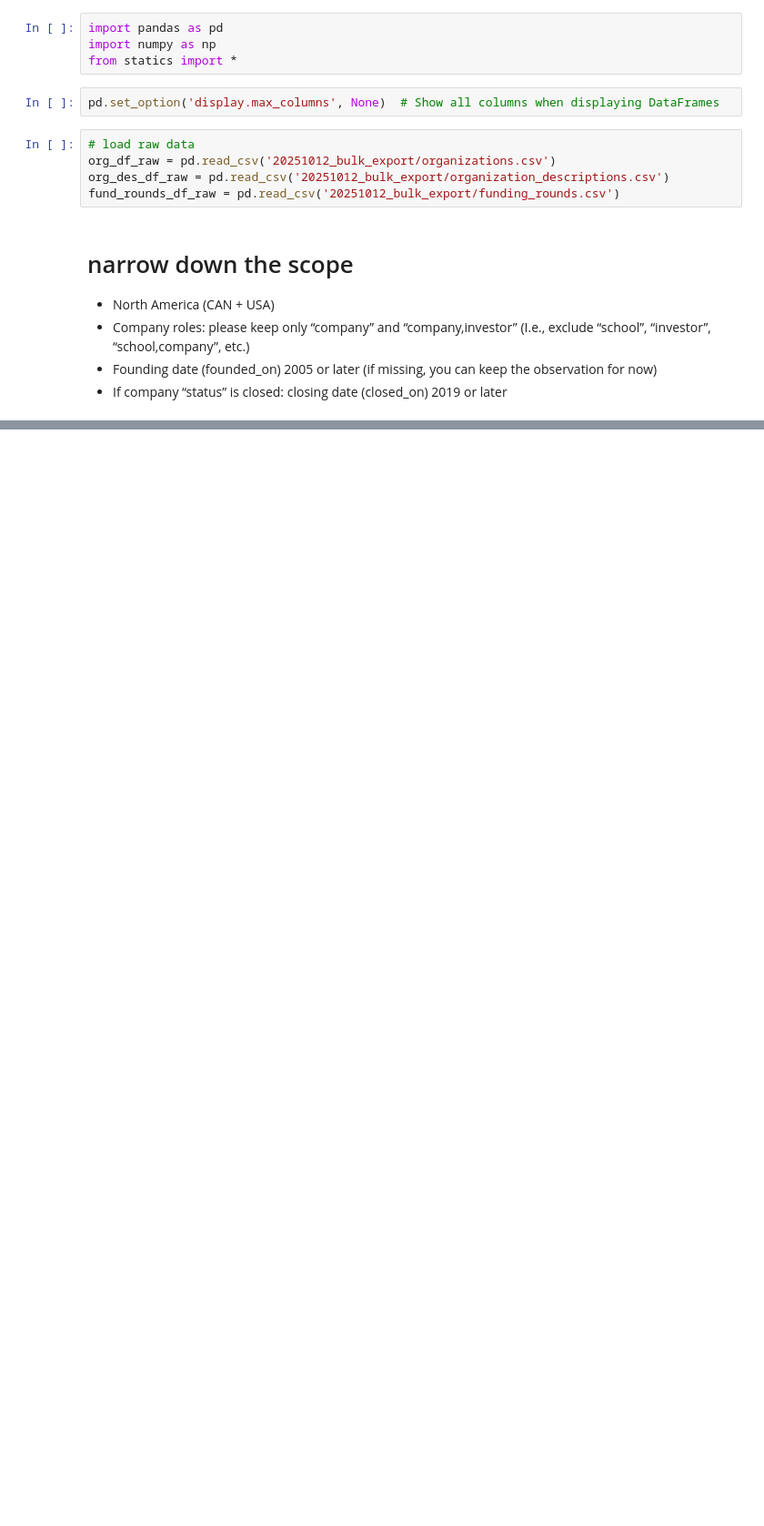
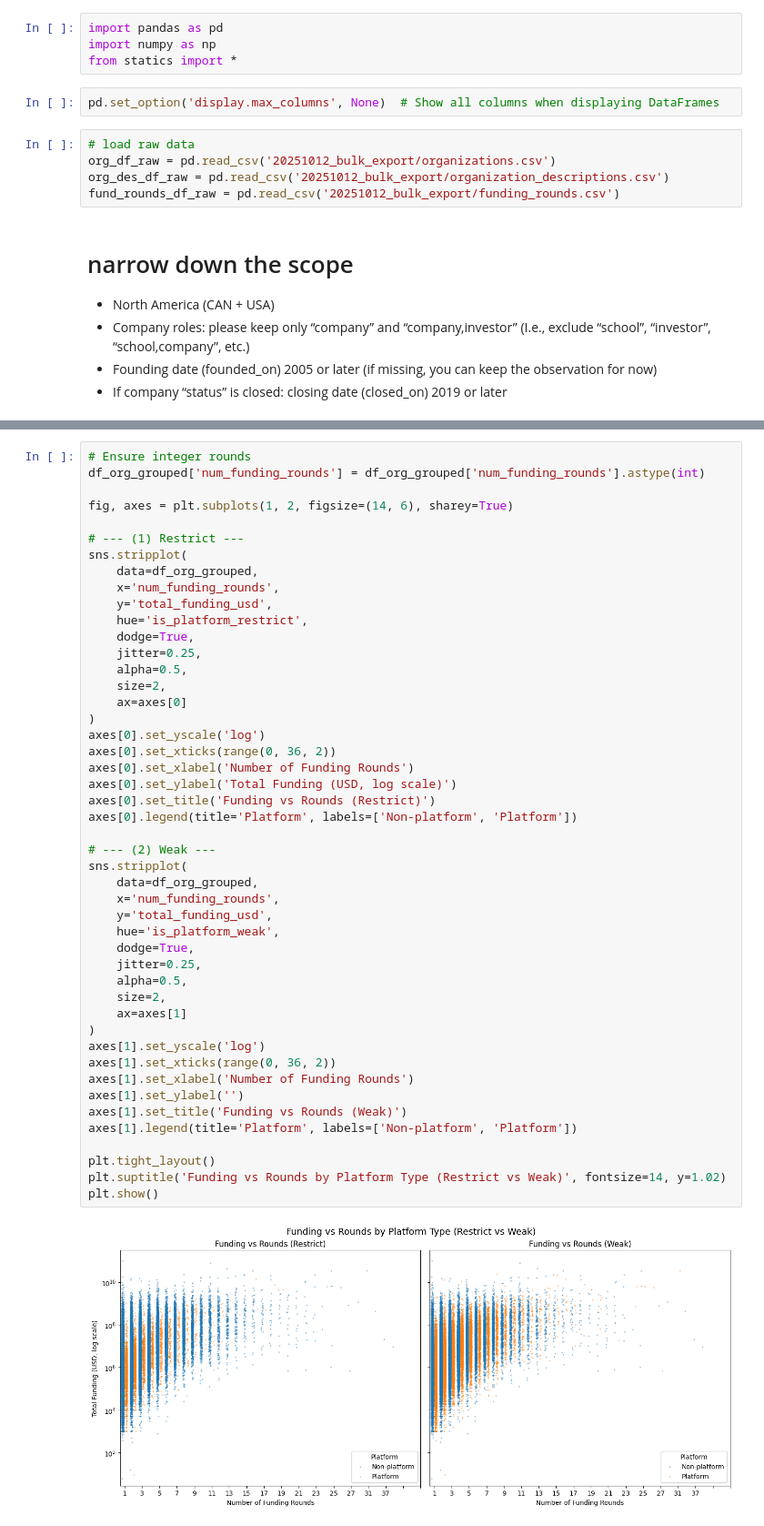
Before and after one commit to xiaohai12/RA-crunchbase-analysis, a Jupyter notebook: crunchbase_analysis.ipynb, the cells around one changed output, grey strips where cells are left out. Shown at 91% size. Drawn from its saved outputs; the diff is of its cells as text; blank space fills up the shorter version.

```diff
--- a/crunchbase_analysis.ipynb
+++ b/crunchbase_analysis.ipynb
@@ -455,0 +260,49 @@ platform_df[platform_df['name']=='Mission Ventures']
+# %%
+# Ensure integer rounds
+df_org_grouped['num_funding_rounds'] = df_org_grouped['num_funding_rounds'].astype(int)
+
+fig, axes = plt.subplots(1, 2, figsize=(14, 6), sharey=True)
+
+# --- (1) Restrict ---
+sns.stripplot(
+    data=df_org_grouped,
+    x='num_funding_rounds',
+    y='total_funding_usd',
+    hue='is_platform_restrict',
+    dodge=True,
+    jitter=0.25,
+    alpha=0.5,
+    size=2,
+    ax=axes[0]
+)
+axes[0].set_yscale('log')
+axes[0].set_xticks(range(0, 36, 2))
+axes[0].set_xlabel('Number of Funding Rounds')
+axes[0].set_ylabel('Total Funding (USD, log scale)')
+axes[0].set_title('Funding vs Rounds (Restrict)')
+axes[0].legend(title='Platform', labels=['Non-platform', 'Platform'])
+
+# --- (2) Weak ---
+sns.stripplot(
+    data=df_org_grouped,
+    x='num_funding_rounds',
+    y='total_funding_usd',
+    hue='is_platform_weak',
+    dodge=True,
+    jitter=0.25,
+    alpha=0.5,
+    size=2,
+    ax=axes[1]
+)
+axes[1].set_yscale('log')
+axes[1].set_xticks(range(0, 36, 2))
+axes[1].set_xlabel('Number of Funding Rounds')
+axes[1].set_ylabel('')
+axes[1].set_title('Funding vs Rounds (Weak)')
+axes[1].legend(title='Platform', labels=['Non-platform', 'Platform'])
+
+plt.tight_layout()
+plt.suptitle('Funding vs Rounds by Platform Type (Restrict vs Weak)', fontsize=14, y=1.02)
+plt.show()
+# %% [output]
+[figure, added]
```
Also changed, not shown: parts of 64 cells of this notebook, 1 other file.
